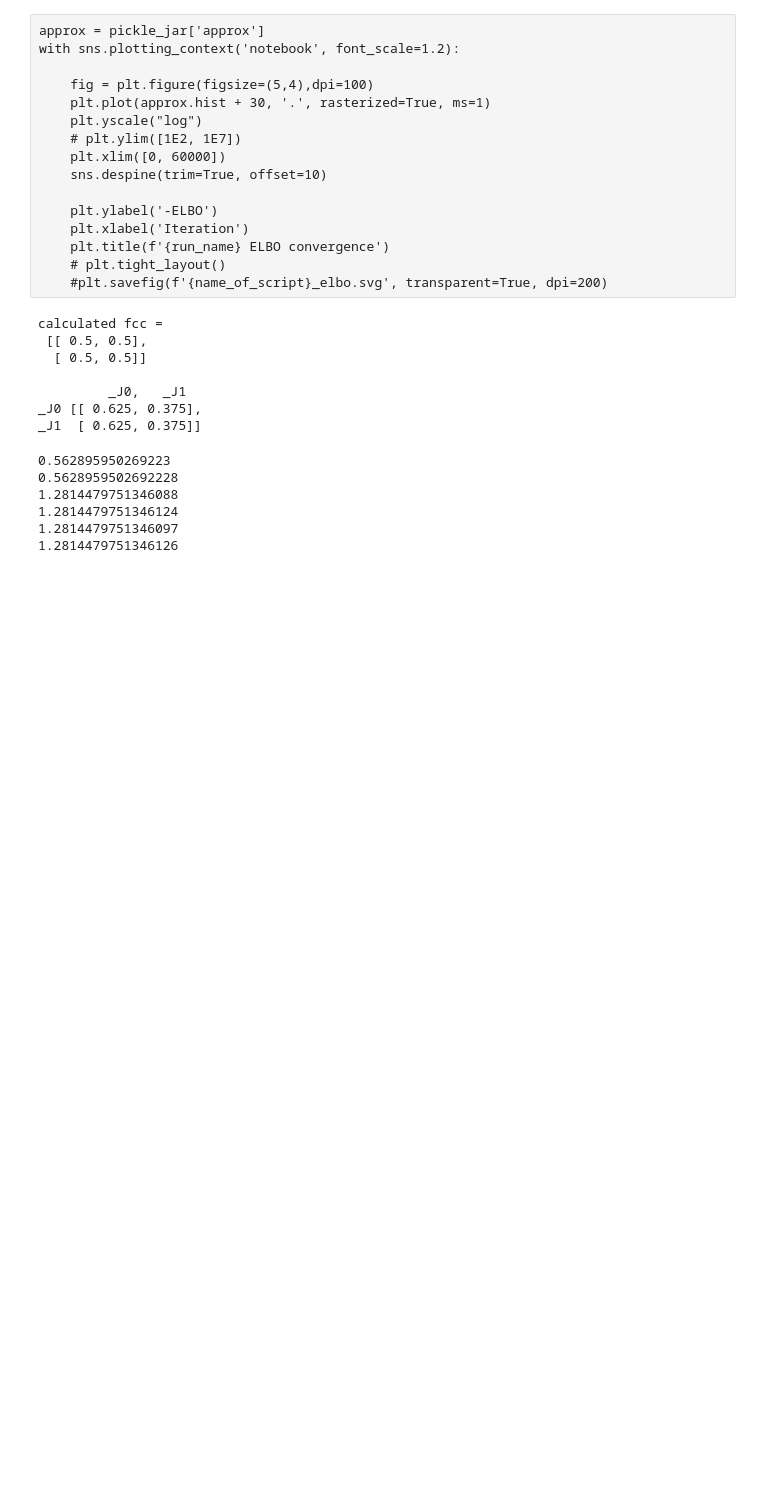
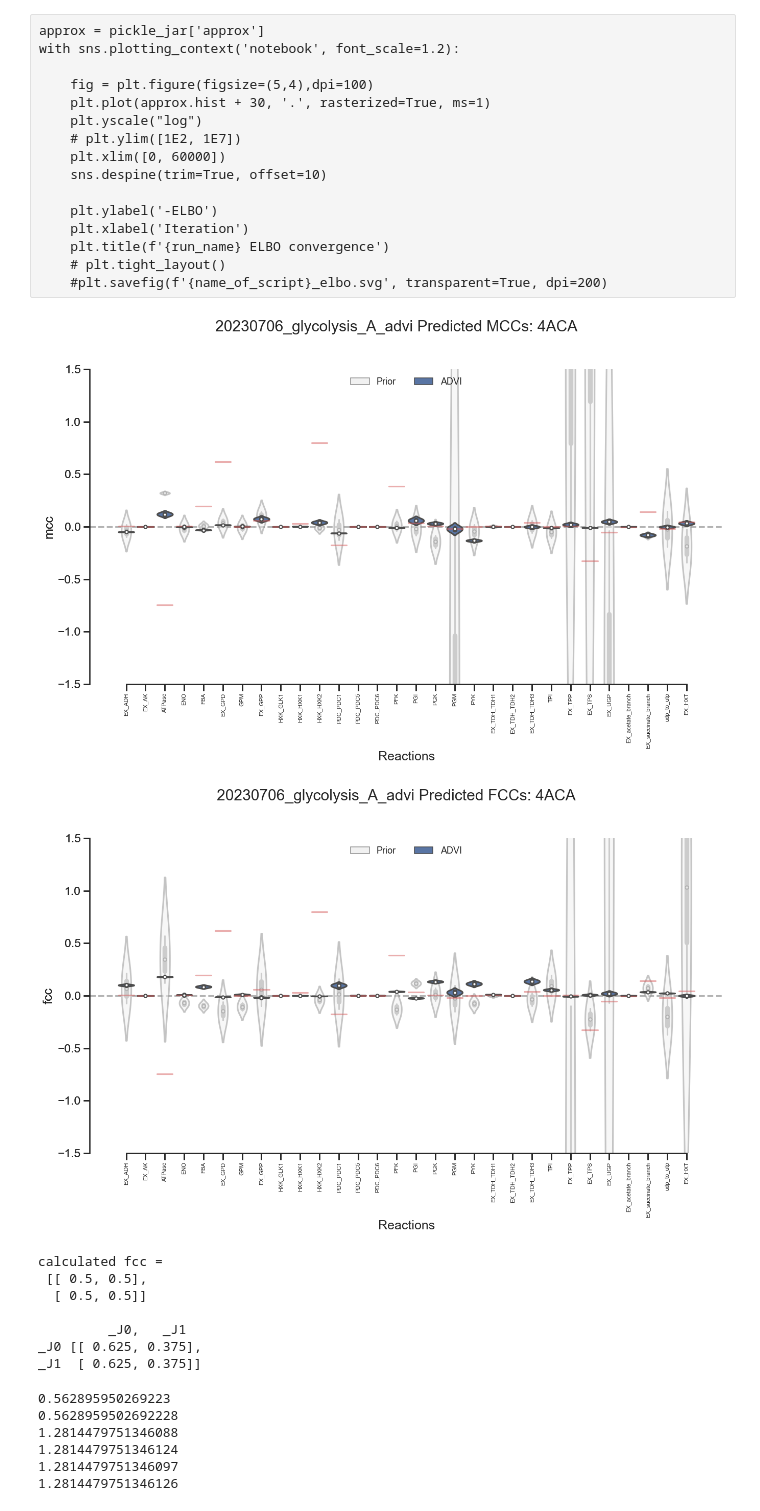
Before and after one commit to janisshin/benchmarking, a Jupyter notebook: glycolysis/pickle-analysis.ipynb, the cells around one changed output. Cells and saved outputs as stored; diff of their text form; code cells hidden in the pictures; blank space fills up the shorter version.

Commit message:
successful except no converg plot

```diff
--- a/glycolysis/pickle-analysis.ipynb
+++ b/glycolysis/pickle-analysis.ipynb
@@ -35,9 +35,7 @@ WARNING (aesara.tensor.blas): Using NumPy C-API based implementation for BLAS fu
 # %%
 os.chdir('results')
 # %%
-run_name = '20230704_glycolysis_A_advi'
+run_name = '20230706_glycolysis_A_advi'
 
 with open(run_name + '.pgz', "rb") as f:
     pickle_jar = cloudpickle.load(f)
-
-#pickle_jar
@@ -96,7 +94,7 @@ def ADVI_CCs_hdi(pickle_jar, medians, cc_type, run_name):
     ll = pickle_jar['ll']
     m_labels = pickle_jar['m_labels']
     r_labels = pickle_jar['r_labels']
-    y_labels = ['co2_c', 'glc__D_c', 'h2o_c', 'h_c', 'nh4_c', 'o2_c', 'pi_c', 'pyr_c', 'succ_c', '4aPhe_c', '4acinna_c', '4aba_c', 'tCA_c', 'pHCA_c']
+    y_labels = pickle_jar['y_labels']
 
     Ex_hdi = az.hdi(trace['posterior']['Ex'])['Ex'].to_numpy() #(13, 8, 2)
     Ey_hdi = az.hdi(trace['posterior']['Ey'])['Ey'].to_numpy() #(13, 2, 2)
@@ -134,9 +132,17 @@ def ADVI_CCs_hdi(pickle_jar, medians, cc_type, run_name):
     cc_hdi.to_csv(run_name + f'_{cc_type.upper()}s_hdi.csv')
 
     medians = pd.DataFrame(np.squeeze(medians), index=cc_index, columns=r_labels)
-    medians.to_csv(run_name + f'_{cc_type.upper()}s_medians.csv')
+    # medians.to_csv(run_name + f'_{cc_type.upper()}s_medians.csv')
 
-    #return cc_df
+    df2 = pd.DataFrame(cc_mb[:, 0], columns=r_labels).stack().reset_index(level=1) # columns=enzymesList
+    df3 = pd.DataFrame(cc_prior[:, 0], columns=r_labels).stack().reset_index(level=1)
+    df2['Type'] = 'ADVI'
+    df3['Type'] = 'Prior'
+
+    cc_df = pd.concat([df2, df3])
+    cc_df.columns = ['Reactions', cc_type, 'Type']
+
+    return cc_df
 # %%
 def plot_CC_distbs(cc_df, cc_type, results_dir, dataset_name):
 
@@ -160,6 +166,9 @@ def plot_CC_distbs(cc_df, cc_type, results_dir, dataset_name):
         scale='width', width=0.8, hue_order=['ADVI'],
         legend=False, palette=my_pal, zorder=3, ax=ax2)
 
+    for i, cc in enumerate(gt_ccs):
+        l = plt.plot([i - .4, i + .4], [cc, cc], '-', color=sns.color_palette('muted')[3], alpha=0.5)
+
     phandles, plabels = ax.get_legend_handles_labels()
     handles, labels = ax2.get_legend_handles_labels()
     ax.set(xlabel=None)
@@ -180,9 +207,12 @@ def plot_CC_distbs(cc_df, cc_type, results_dir, dataset_name):
 # %%
-# medians = ADVI_elasticities(pickle_jar)
-#mcc_df = ADVI_CCs_hdi(pickle_jar, medians, 'mcc', run_name)
-#plot_CC_distbs(mcc_df, 'mcc', '', run_name)
+medians = ADVI_elasticities(pickle_jar)
+mcc_df = ADVI_CCs_hdi(pickle_jar, medians, 'mcc', run_name)
+plot_CC_distbs(mcc_df, 'mcc', '', run_name)
 fcc_df = ADVI_CCs_hdi(pickle_jar, medians, 'fcc', run_name) # results_dir=f'{run_name}_FCCs.csv')
-#plot_CC_distbs(fcc_df, 'fcc', '', run_name)
+plot_CC_distbs(fcc_df, 'fcc', '', run_name)
+# %% [output]
+[figure, added]
+[figure, added]
 # %%
 # trace['posterior'].keys()
 trace = pickle_jar['trace']
```
Also changed, not shown: parts of 4 cells of this notebook.
